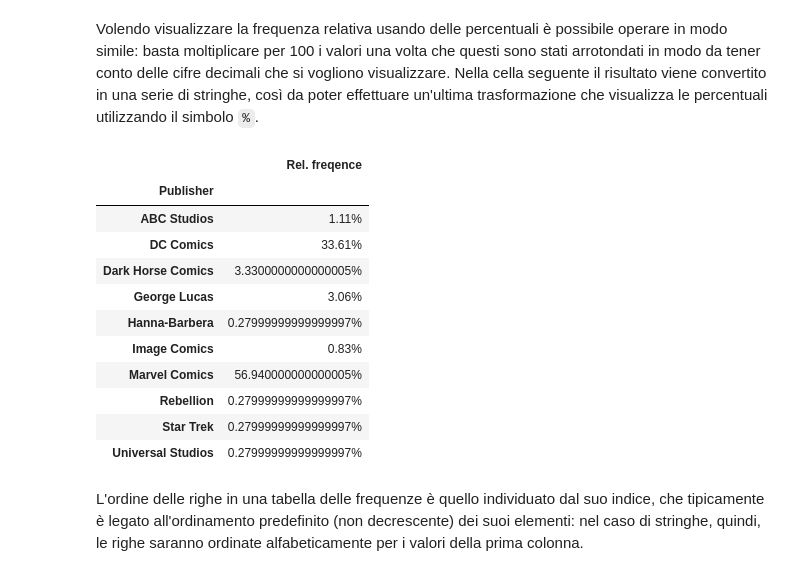
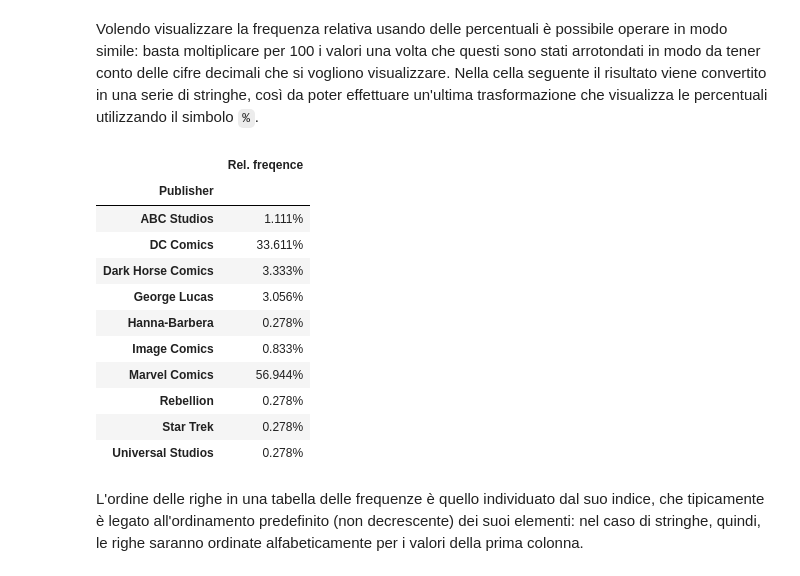
Before and after one commit to dariomalchiodi/superhero-datascience, a Jupyter notebook: content/L03-Dati_e_frequenze.ipynb, the cells around one changed output. Cells and saved outputs as stored; diff of their text form; code cells hidden in the pictures.

```diff
--- a/content/L03-Dati_e_frequenze.ipynb
+++ b/content/L03-Dati_e_frequenze.ipynb
@@ -185,22 +185,22 @@ publisher_rel_freq.apply(lambda p: np.round(p, 3))
 # %% [markdown]
 Volendo visualizzare la frequenza relativa usando delle percentuali è possibile operare in modo simile: basta moltiplicare per 100 i valori una volta che questi sono stati arrotondati in modo da tener conto delle cifre decimali che si vogliono visualizzare. Nella cella seguente il risultato viene convertito in una serie di stringhe, così da poter effettuare un'ultima trasformazione che visualizza le percentuali utilizzando il simbolo `%`.
 # %%
-(publisher_rel_freq.apply(lambda p: np.round(p, 4)*100)
+(publisher_rel_freq.apply(lambda p: np.round(100*p, 3))
                    .astype(str)
                    .apply(lambda s: s + '%'))
 # %% [output]
 |  | Rel. freqence |
 | Publisher |  |
-| ABC Studios | 1.11% |
-| DC Comics | 33.61% |
-| Dark Horse Comics | 3.3300000000000005% |
-| George Lucas | 3.06% |
-| Hanna-Barbera | 0.27999999999999997% |
-| Image Comics | 0.83% |
-| Marvel Comics | 56.940000000000005% |
-| Rebellion | 0.27999999999999997% |
-| Star Trek | 0.27999999999999997% |
-| Universal Studios | 0.27999999999999997% |
+| ABC Studios | 1.111% |
+| DC Comics | 33.611% |
+| Dark Horse Comics | 3.333% |
+| George Lucas | 3.056% |
+| Hanna-Barbera | 0.278% |
+| Image Comics | 0.833% |
+| Marvel Comics | 56.944% |
+| Rebellion | 0.278% |
+| Star Trek | 0.278% |
+| Universal Studios | 0.278% |
 # %% [markdown]
 L'ordine delle righe in una tabella delle frequenze è quello individuato dal suo indice, che tipicamente è legato all'ordinamento predefinito (non decrescente) dei suoi elementi: nel caso di stringhe, quindi, le righe saranno ordinate alfabeticamente per i valori della prima colonna.
 # %%
```
Also changed, not shown: parts of 40 cells of this notebook, 3 other files.
